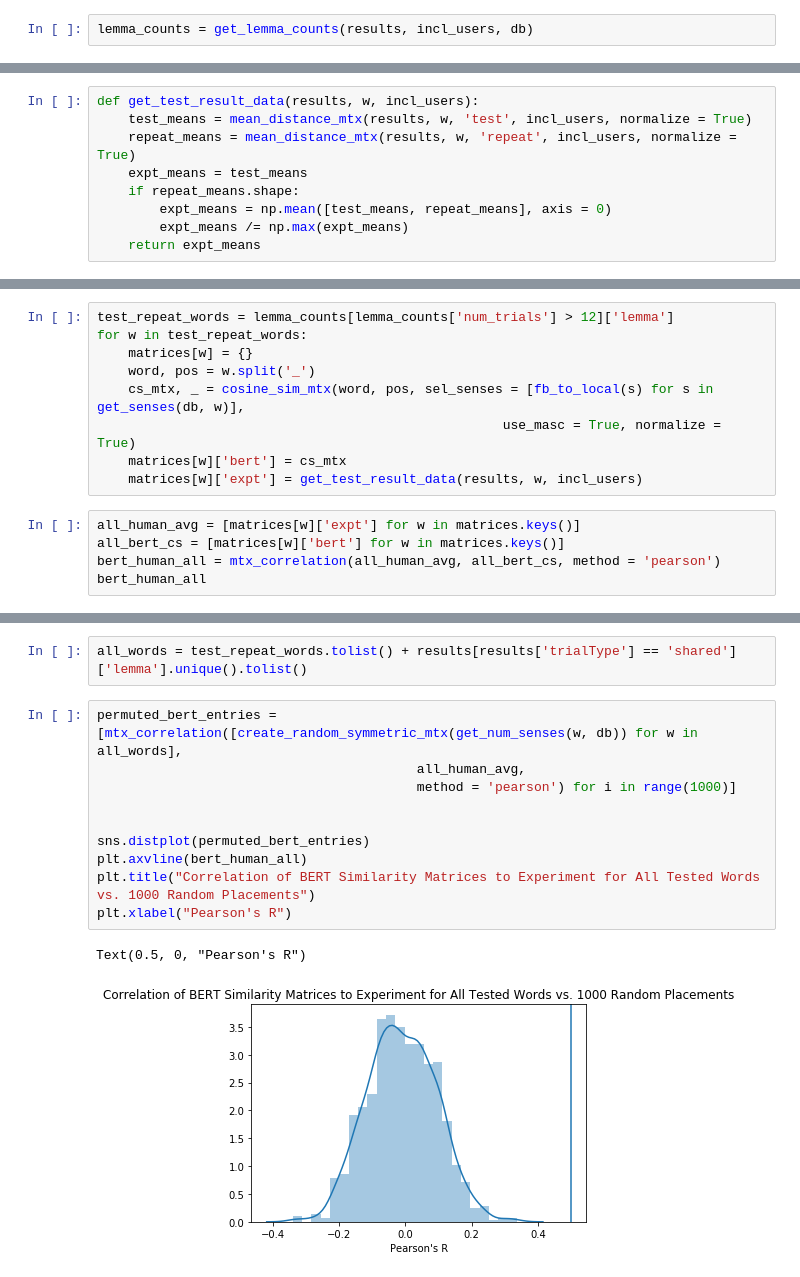
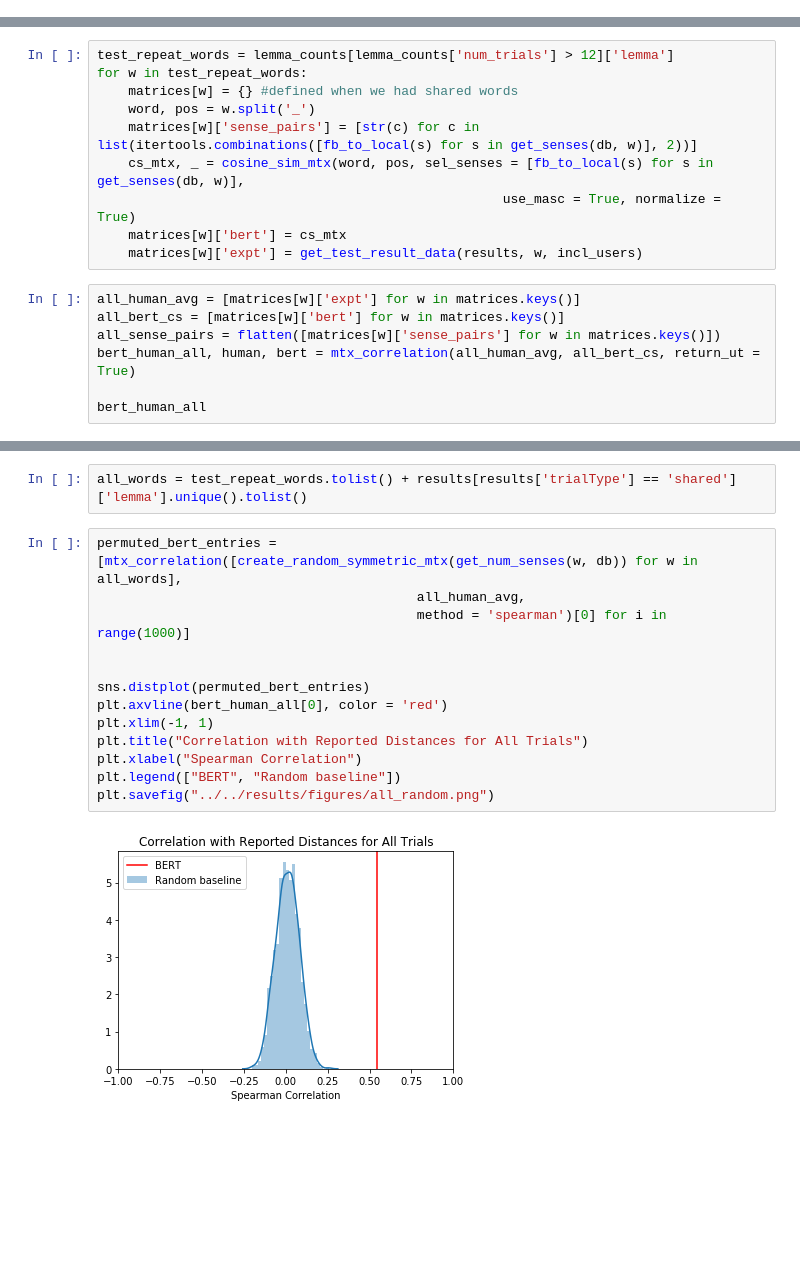
Before and after one commit to sathvikn/bert-wordsense, a Jupyter notebook: codebase/notebooks/bert-centroids.ipynb, the cells around one changed output, grey strips where cells are left out. Drawn from its saved outputs; the diff is of its cells as text; blank space fills up the shorter version.

```diff
--- a/codebase/notebooks/bert-centroids.ipynb
+++ b/codebase/notebooks/bert-centroids.ipynb
@@ -105,2 +212,0 @@ We find how many subjects have provided data for each type
-# %%
-lemma_counts = get_lemma_counts(results, incl_users, db)
@@ -129,9 +212,0 @@ We consider words that have been showed more than 7 times, and populate our dict
-# %%
-def get_test_result_data(results, w, incl_users):
-    test_means = mean_distance_mtx(results, w, 'test', incl_users, normalize = True)
-    repeat_means = mean_distance_mtx(results, w, 'repeat', incl_users, normalize = True)
-    expt_means = test_means
-    if repeat_means.shape:
-        expt_means = np.mean([test_means, repeat_means], axis = 0)
-        expt_means /= np.max(expt_means)
-    return expt_means
@@ -138,8 +215,9 @@ def get_test_result_data(results, w, incl_users):
 # %%
 test_repeat_words = lemma_counts[lemma_counts['num_trials'] > 12]['lemma']
 for w in test_repeat_words:
-    matrices[w] = {}
+    matrices[w] = {} #defined when we had shared words
     word, pos = w.split('_')
+    matrices[w]['sense_pairs'] = [str(c) for c in list(itertools.combinations([fb_to_local(s) for s in get_senses(db, w)], 2))]
     cs_mtx, _ = cosine_sim_mtx(word, pos, sel_senses = [fb_to_local(s) for s in get_senses(db, w)],
                                                     use_masc = True, normalize = True)
     matrices[w]['bert'] = cs_mtx
@@ -147,6 +225,8 @@ for w in test_repeat_words:
 # %%
 all_human_avg = [matrices[w]['expt'] for w in matrices.keys()]
 all_bert_cs = [matrices[w]['bert'] for w in matrices.keys()]
-bert_human_all = mtx_correlation(all_human_avg, all_bert_cs, method = 'pearson')
+all_sense_pairs = flatten([matrices[w]['sense_pairs'] for w in matrices.keys()])
+bert_human_all, human, bert = mtx_correlation(all_human_avg, all_bert_cs, return_ut = True)
+
 bert_human_all
 # %% [output]
@@ -166,13 +238,15 @@ all_words = test_repeat_words.tolist() + results[results['trialType'] == 'shared
 # %%
 permuted_bert_entries = [mtx_correlation([create_random_symmetric_mtx(get_num_senses(w, db)) for w in all_words],
                                          all_human_avg,
-                                         method = 'pearson') for i in range(1000)]
+                                         method = 'spearman')[0] for i in range(1000)]
 
 
 sns.distplot(permuted_bert_entries)
-plt.axvline(bert_human_all)
-plt.title("Correlation of BERT Similarity Matrices to Experiment for All Tested Words vs. 1000 Random Placements")
-plt.xlabel("Pearson's R")
+plt.axvline(bert_human_all[0], color = 'red')
+plt.xlim(-1, 1)
+plt.title("Correlation with Reported Distances for All Trials")
+plt.xlabel("Spearman Correlation")
+plt.legend(["BERT", "Random baseline"])
+plt.savefig("../../results/figures/all_random.png")
 # %% [output]
-Text(0.5, 0, "Pearson's R")
-[figure, old version]
+[figure, new version]
```
Also changed, not shown: parts of 56 cells of this notebook.
